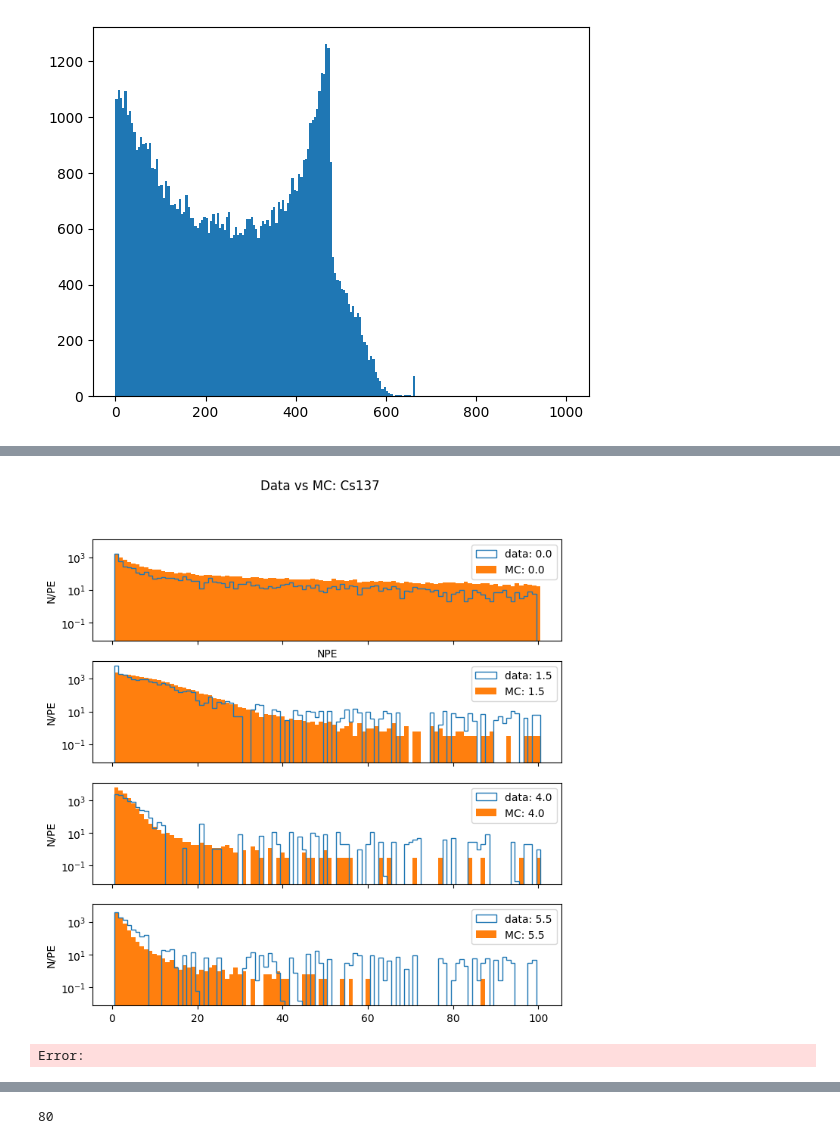
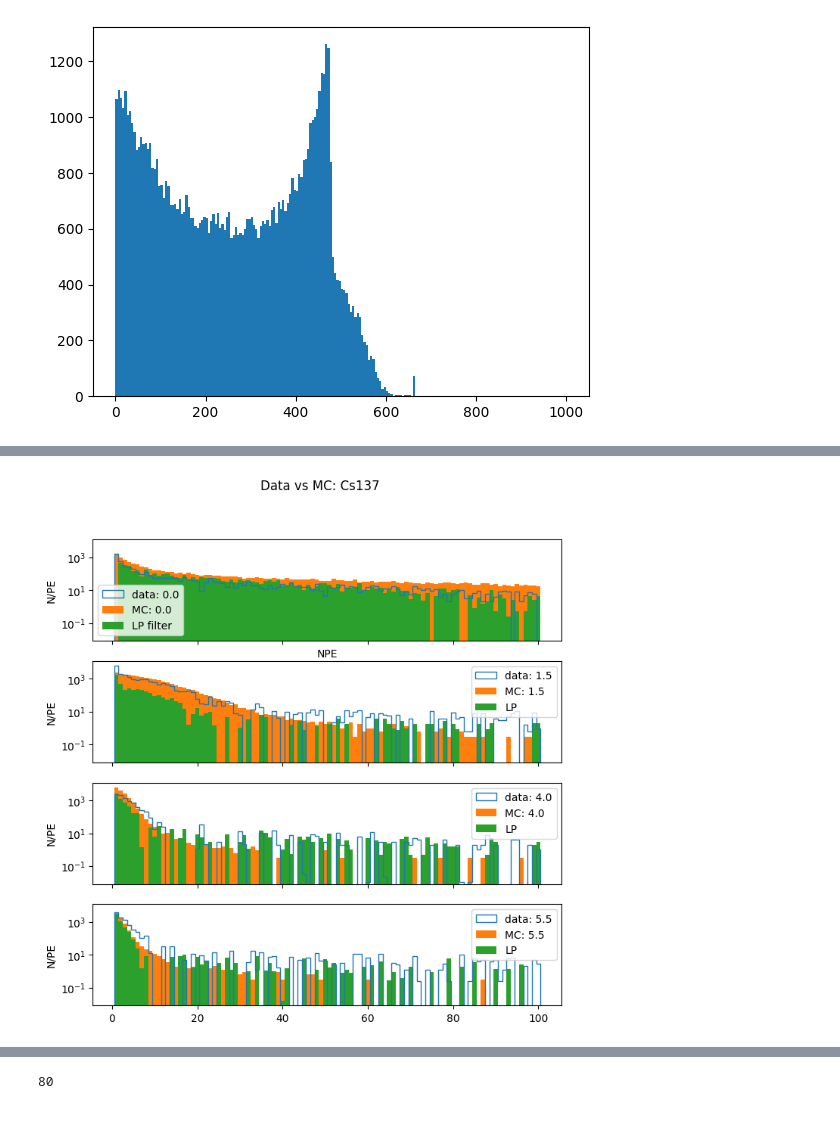
Before and after one commit to austindsc/cf4_analysisPipeline, a Jupyter notebook: comp1/c1_Cs_height_test.ipynb, the cells around one changed output, grey strips where cells are left out. Drawn from its saved outputs; the diff is of its cells as text; code cells hidden in the pictures.

```diff
--- a/comp1/c1_Cs_height_test.ipynb
+++ b/comp1/c1_Cs_height_test.ipynb
@@ -288,7 +268,16 @@ rcBare_0cm = FindRCbyHeight(32, rcl_cs_bare_heights)
 rcBare_1d5cm = FindRCbyHeight(30.5, rcl_cs_bare_heights)
 rcBare_4cm = FindRCbyHeight(28., rcl_cs_bare_heights)
 rcBare_55cm = FindRCbyHeight(26.5, rcl_cs_bare_heights)
+
+rcLP_0cm = FindRCbyHeight(32, rcl_cs_lp_heights)
+rcLP_1d5cm = FindRCbyHeight(30.5, rcl_cs_lp_heights)
+rcLP_3d5cm = FindRCbyHeight(28.5, rcl_cs_lp_heights)
+rcLP_5cm = FindRCbyHeight(26, rcl_cs_lp_heights)
+
+# rcBare_4cm.tt.Show(0)
+
 rcBare_55cm.print()
+rcLP_1d5cm.print()
 # %% [output]
 runID: 202203101341
 Nevents: 60443.00,   time: 33.82 min
@@ -398,38 +393,41 @@ mcScale = 0.3119 # from a fit, adding total chi2
 # areaData = sum(rcBare_0cm.mBin_rawCounts[binStart:binEnd])
 ax1.hist(x = rcBare_0cm.mBinX, bins = rcBare_0cm.mBin_edges, weights = rcBare_0cm.mBin_rawCounts, histtype="step", label = "data: " + str(hScale - rcBare_0cm.mHeight))
 ax1.hist(x = mc_0cm.mBinX, bins = mc_0cm.mBin_Edges, weights=mc_0cm.mRaw_Counts * mcScale, label = "MC: " + str(mc_0cm.mRunPars.gammaHeight))
+ax1.hist(x = rcLP_0cm.mBinX, bins = rcLP_0cm.mBin_edges, weights = rcLP_0cm.mBin_rawCounts, label = "LP filter")
 
 # 30.5 = 1.5 cm run
 ax2.hist(x = rcBare_1d5cm.mBinX, bins = rcBare_1d5cm.mBin_edges, weights = rcBare_1d5cm.mBin_rawCounts, histtype="step", label = "data: " + str(hScale - rcBare_1d5cm.mHeight))
 ax2.hist(x = mc_1d5cm.mBinX, bins = mc_1d5cm.mBin_Edges, weights=mc_1d5cm.mRaw_Counts * mcScale, label = "MC: " + str(mc_1d5cm.mRunPars.gammaHeight))
+ax2.hist(x = rcLP_1d5cm.mBinX, bins = rcLP_1d5cm.mBin_edges, weights = rcLP_1d5cm.mBin_rawCounts, label = "LP")
 
 # 34  =  4cm
 ax3.hist(x = rcBare_4cm.mBinX, bins = rcBare_4cm.mBin_edges, weights = rcBare_4cm.mBin_rawCounts, histtype="step", label = "data: " + str(hScale -rcBare_4cm.mHeight))
 ax3.hist(x = mc_4cm.mBinX, bins = mc_4cm.mBin_Edges, weights=mc_4cm.mRaw_Counts * mcScale, label = "MC: " + str(mc_4cm.mRunPars.gammaHeight))
+ax3.hist(x = rcLP_3d5cm.mBinX, bins = rcLP_3d5cm.mBin_edges, weights = rcLP_3d5cm.mBin_rawCounts, label = "LP")
 
 # 26.5 = 5.5cm
 ax4.hist(x = rcBare_55cm.mBinX, bins = rcBare_55cm.mBin_edges, weights = rcBare_55cm.mBin_rawCounts, histtype="step", label = "data: " + str(hScale - rcBare_55cm.mHeight))
 ax4.hist(x = mc_55cm.mBinX, bins = mc_55cm.mBin_Edges, weights=mc_55cm.mRaw_Counts * mcScale, label = "MC: " + str(mc_55cm.mRunPars.gammaHeight))
+ax4.hist(x = rcLP_5cm.mBinX, bins = rcLP_5cm.mBin_edges, weights = rcLP_5cm.mBin_rawCounts, label = "LP")
 # plt.hist(x = mcEdges[:-1], bins = mcEdges, weights=mcCounts, label = "MC")
 
 for ax in axs.flat:
   ax.set_ylabel("N/PE")
   ax.legend()
 
 ax1.set_xlabel("NPE")
 fig.suptitle("Data vs MC: Cs137")
 ax1.set_yscale("log")
 # ax1.set_ylim(0, 20)
 # ax1.set_xlim(0, 30)
 
 # plt.legend()
 plt.show()
 # print(rcBare_0cm.mBin_edges[0])
 
 # mcEdges[0:4]
 # %% [output]
-[figure, old version]
+[figure, new version]
-Error:
 # %%
 from scipy.stats import ks_2samp
 from scipy.stats import anderson_ksamp
```
Also changed, not shown: parts of 13 cells of this notebook, 16 other files.
